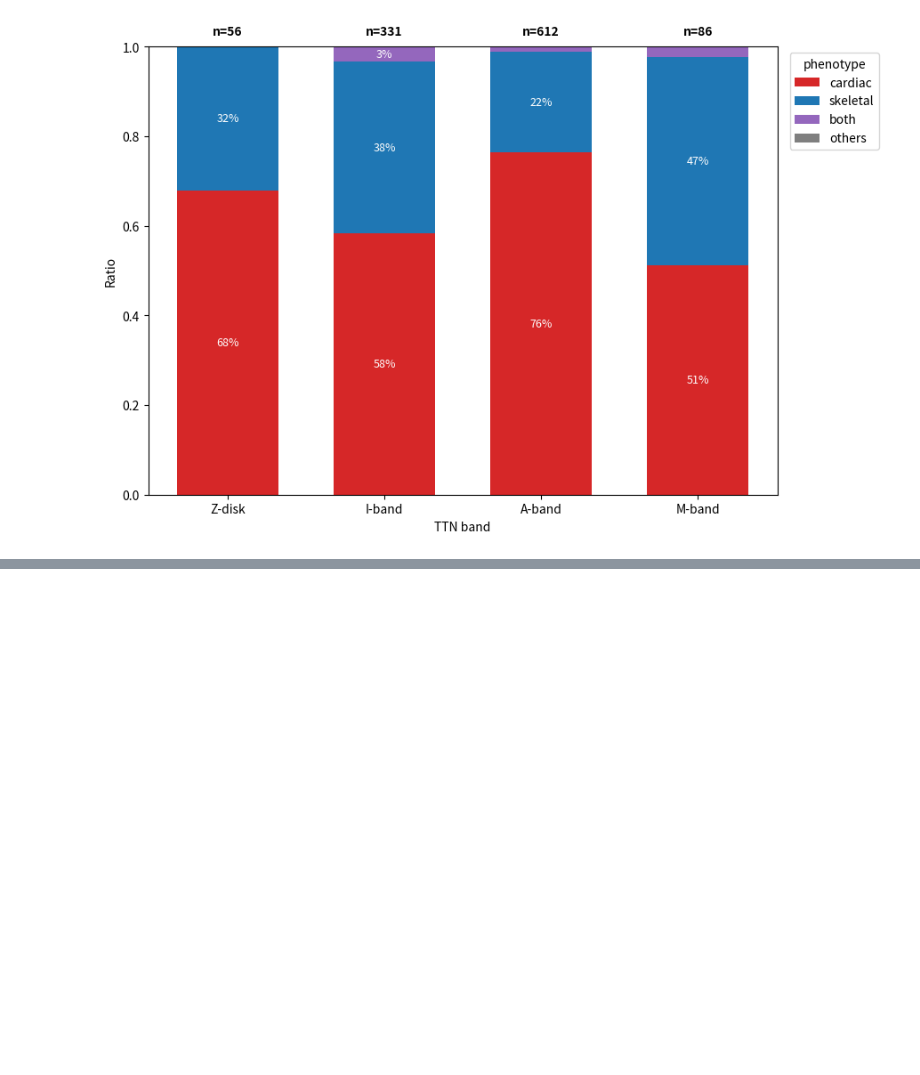
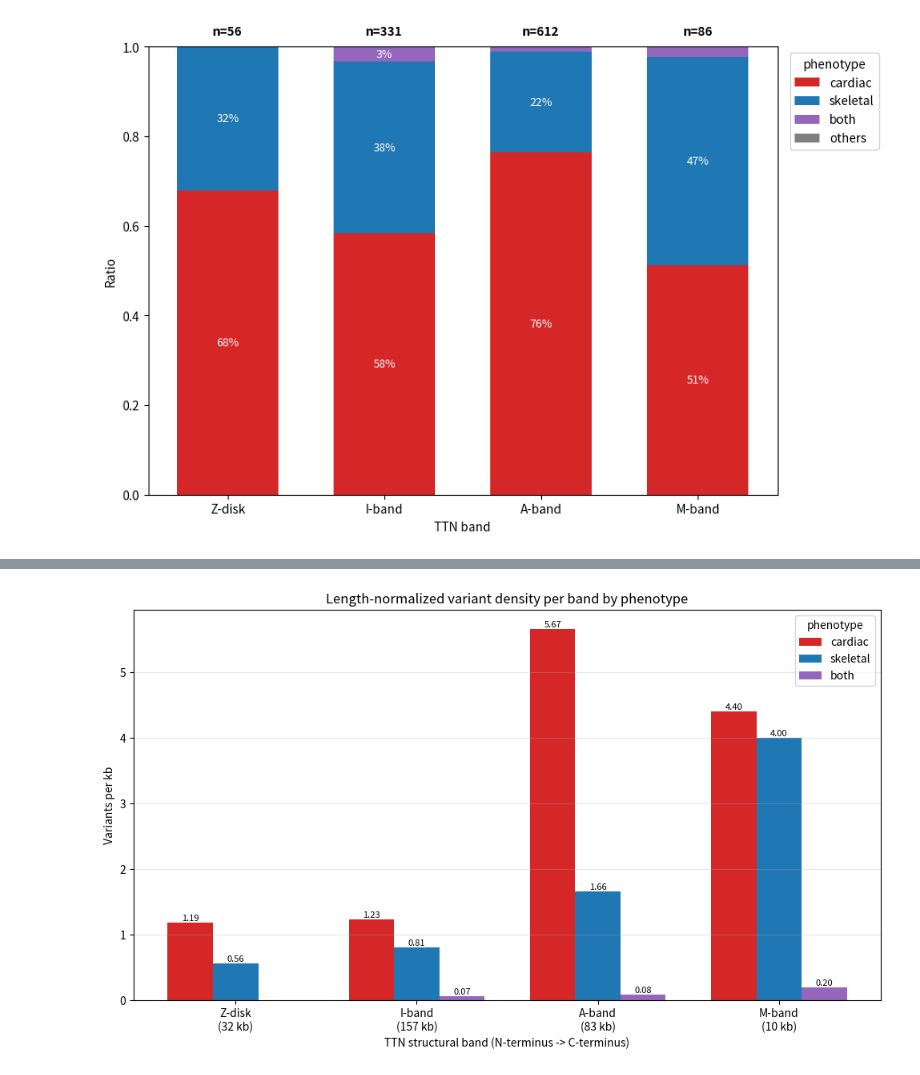
Before and after one commit to nain9172/ttn-agent, a Jupyter notebook: ttn_band_disease_distribution.ipynb, the cells around one changed output, grey strips where cells are left out. Drawn from its saved outputs; the diff is of its cells as text; code cells hidden in the pictures; blank space fills up the shorter version.

```diff
--- a/ttn_band_disease_distribution.ipynb
+++ b/ttn_band_disease_distribution.ipynb
@@ -191,0 +263,30 @@ plt.show()
+# %%
+# 各 band 變異密度 (variants per kb)：以 band 長度標準化，公平比較結構區偏好
+band_len_kb = pd.Series({name: (e - s) / 1000 for name, s, e in band_bounds})
+phenos = ['cardiac', 'skeletal', 'both']
+
+# counts 來自前面 Section 2（band x phenotype 的原始數量）
+density = counts.loc[band_order, phenos].div(band_len_kb.reindex(band_order), axis=0)
+
+x = np.arange(len(band_order))
+width = 0.25
+fig, ax = plt.subplots(figsize=(10, 6))
+for i, ph in enumerate(phenos):
+    offset = (i - (len(phenos) - 1) / 2) * width
+    bars = ax.bar(x + offset, density.loc[band_order, ph].values, width,
+                  label=ph, color=colors[ph])
+    for xi, v in zip(x + offset, density.loc[band_order, ph].values):
+        if v > 0:
+            ax.text(xi, v, f'{v:.2f}', ha='center', va='bottom', fontsize=8)
+
+ax.set_xticks(x)
+ax.set_xticklabels([f'{b}\n({band_len_kb[b]:.0f} kb)' for b in band_order])
+ax.set_xlabel('TTN structural band (N-terminus -> C-terminus)')
+ax.set_ylabel('Variants per kb')
+ax.set_title('Length-normalized variant density per band by phenotype')
+ax.legend(title='phenotype')
+ax.grid(axis='y', alpha=0.3)
+plt.tight_layout()
+plt.show()
+# %% [output]
+[figure, added]
```
Also changed, not shown: parts of 12 cells of this notebook.
